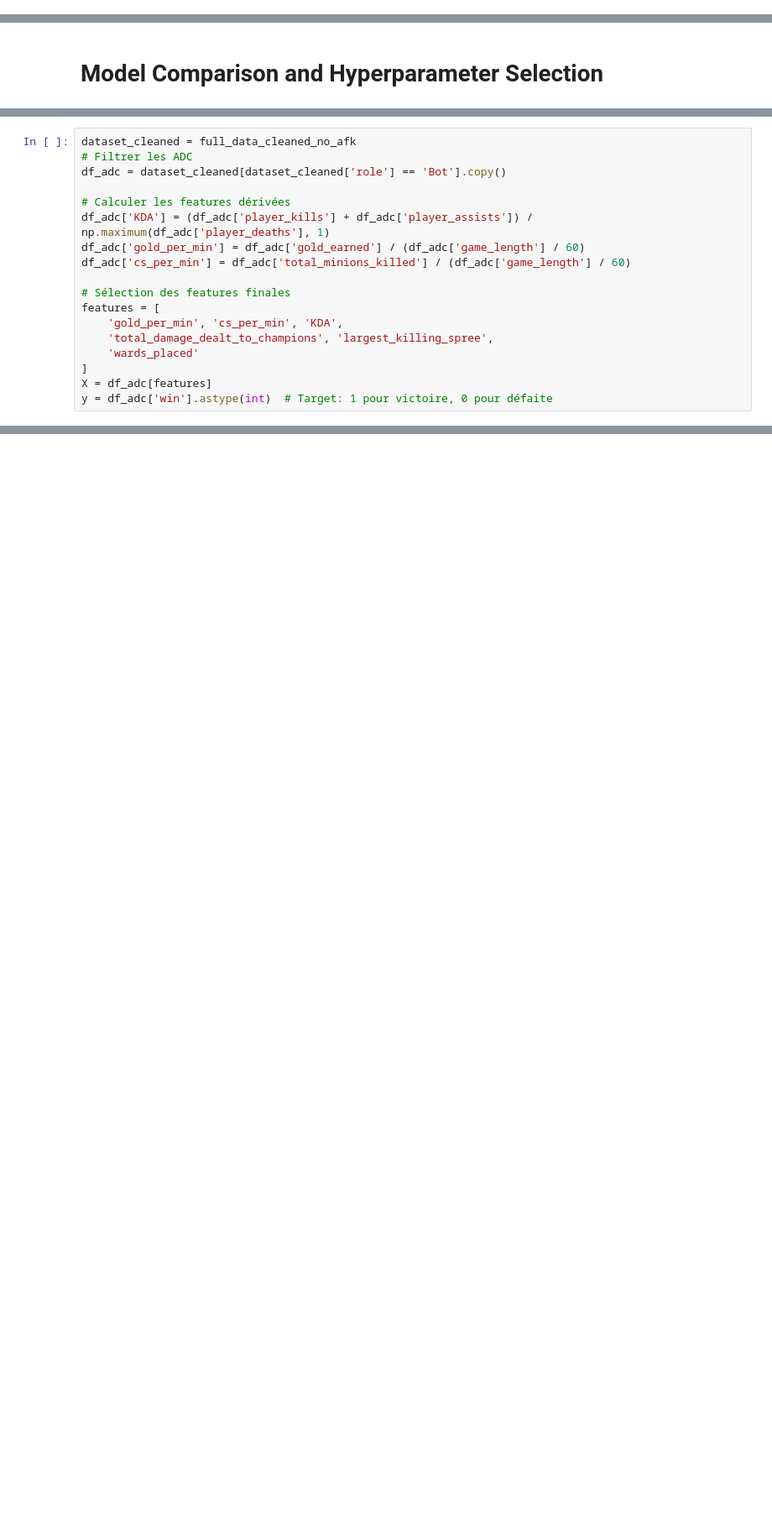
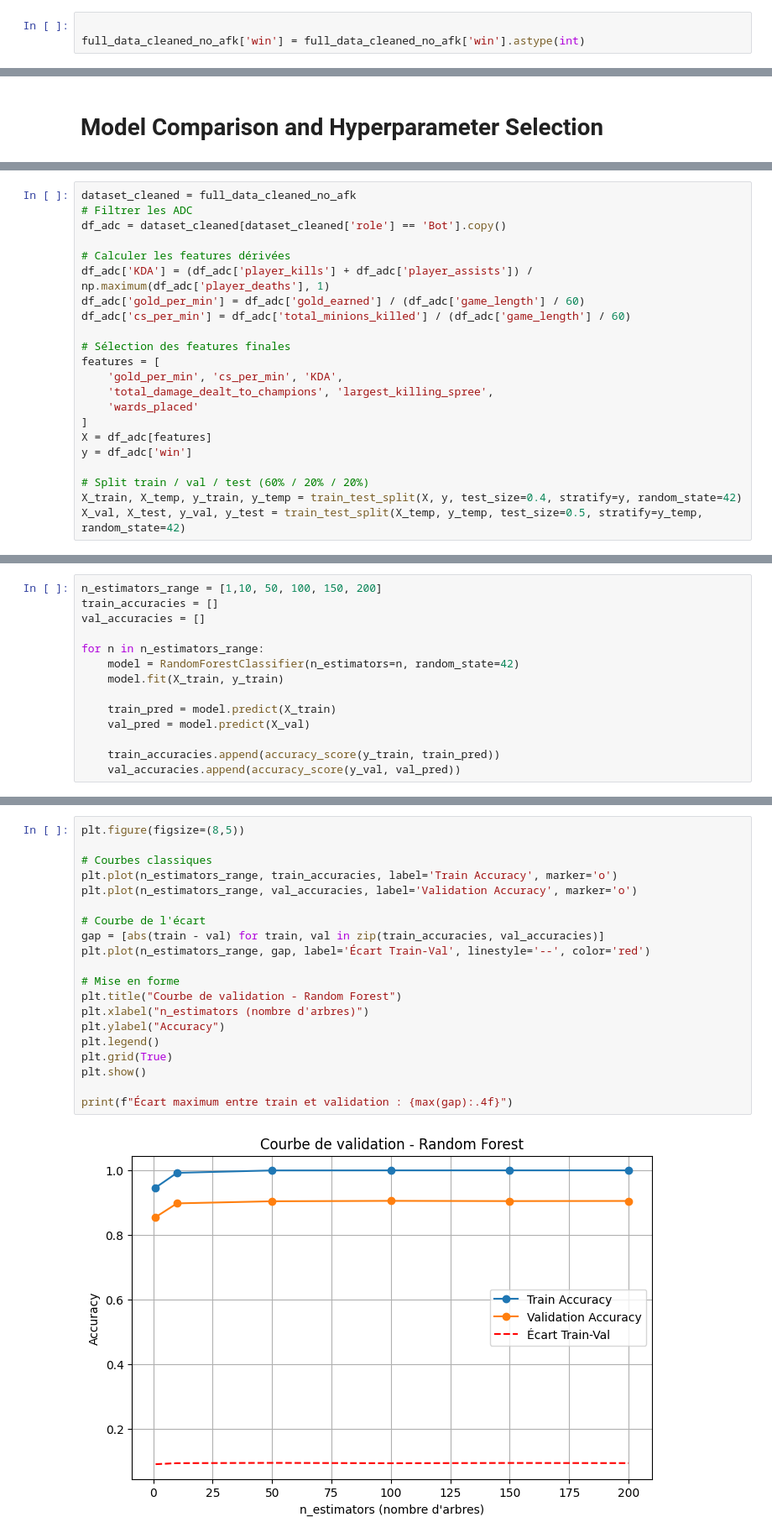
Before and after one commit to blaugrana11/ML-model_LoL, a Jupyter notebook: notebooks/model1.ipynb, the cells around one changed output, grey strips where cells are left out. Shown at 84% size. Cells and saved outputs as stored; diff of their text form; blank space fills up the shorter version.

Commit message:
model_ADC done

```diff
--- a/notebooks/model1.ipynb
+++ b/notebooks/model1.ipynb
@@ -443 +448,4 @@ plt.show()
+# %%
+
+full_data_cleaned_no_afk['win'] = full_data_cleaned_no_afk['win'].astype(int)
 # %%
@@ -479,4 +503,8 @@ features = [
     'wards_placed'
 ]
 X = df_adc[features]
-y = df_adc['win'].astype(int)  # Target: 1 pour victoire, 0 pour défaite
+y = df_adc['win']
+
+# Split train / val / test (60% / 20% / 20%)
+X_train, X_temp, y_train, y_temp = train_test_split(X, y, test_size=0.4, stratify=y, random_state=42)
+X_val, X_test, y_val, y_test = train_test_split(X_temp, y_temp, test_size=0.5, stratify=y_temp, random_state=42)
@@ -504,0 +513,14 @@ Nombre de lignes suspectes : 152
+# %%
+n_estimators_range = [1,10, 50, 100, 150, 200]
+train_accuracies = []
+val_accuracies = []
+
+for n in n_estimators_range:
+    model = RandomForestClassifier(n_estimators=n, random_state=42)
+    model.fit(X_train, y_train)
+
+    train_pred = model.predict(X_train)
+    val_pred = model.predict(X_val)
+
+    train_accuracies.append(accuracy_score(y_train, train_pred))
+    val_accuracies.append(accuracy_score(y_val, val_pred))
@@ -504,0 +529,22 @@ Nombre de lignes suspectes : 152
+# %%
+plt.figure(figsize=(8,5))
+
+# Courbes classiques
+plt.plot(n_estimators_range, train_accuracies, label='Train Accuracy', marker='o')
+plt.plot(n_estimators_range, val_accuracies, label='Validation Accuracy', marker='o')
+
+# Courbe de l'écart
+gap = [abs(train - val) for train, val in zip(train_accuracies, val_accuracies)]
+plt.plot(n_estimators_range, gap, label='Écart Train-Val', linestyle='--', color='red')
+
+# Mise en forme
+plt.title("Courbe de validation - Random Forest")
+plt.xlabel("n_estimators (nombre d'arbres)")
+plt.ylabel("Accuracy")
+plt.legend()
+plt.grid(True)
+plt.show()
+
+print(f"Écart maximum entre train et validation : {max(gap):.4f}")
+# %% [output]
+[figure, added]
```
Also changed, not shown: parts of 15 cells of this notebook.
